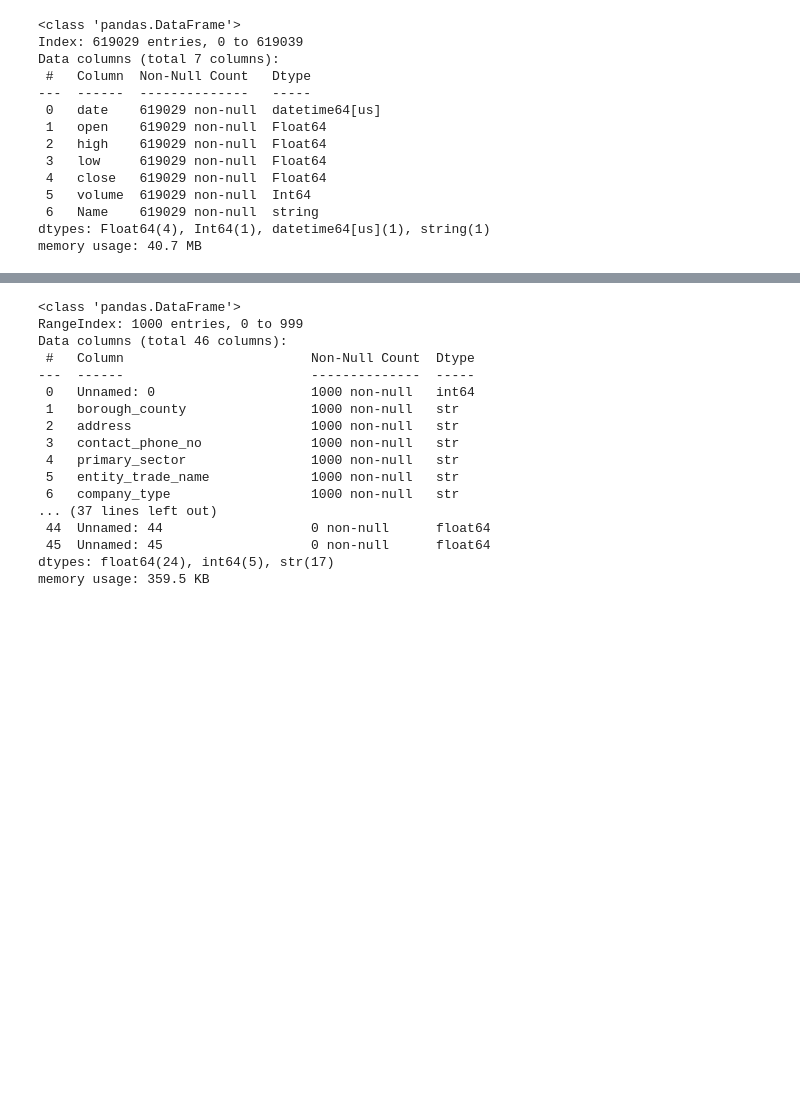
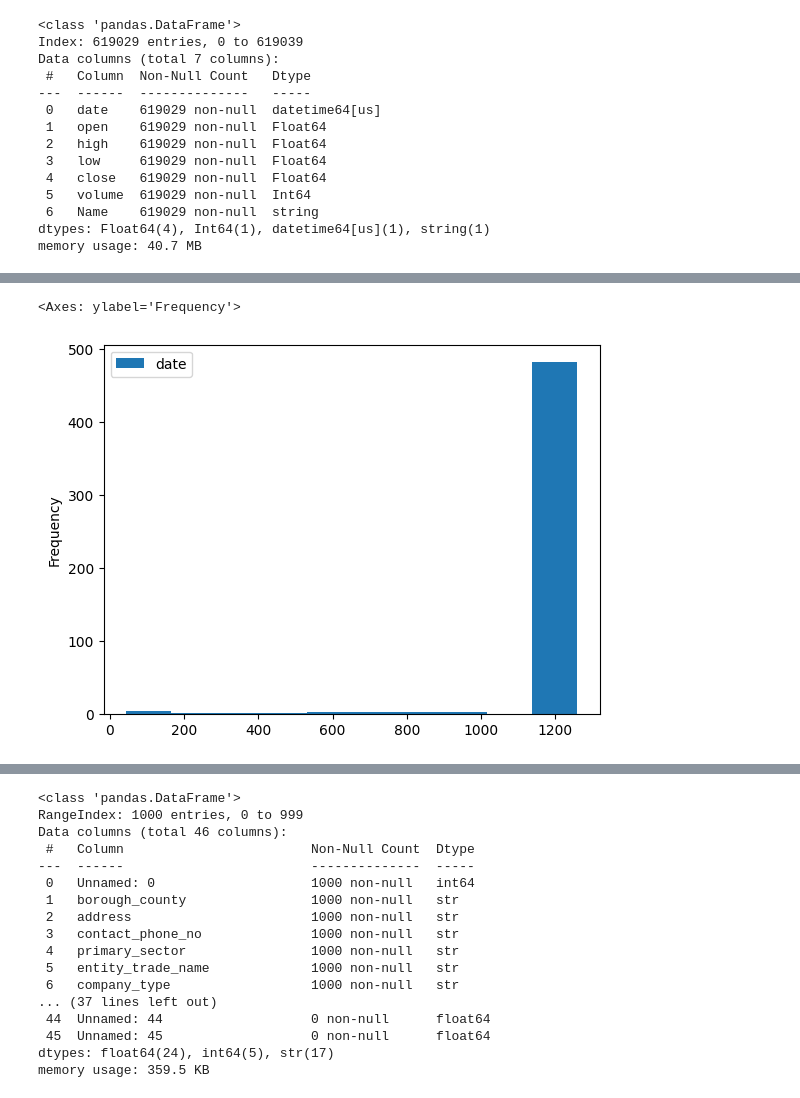
Before and after one commit to floatn/QML-for-finance, a Jupyter notebook: qml_code.ipynb, the cells around one changed output, grey strips where cells are left out. Drawn from its saved outputs; the diff is of its cells as text; code cells hidden in the pictures; blank space fills up the shorter version.

```diff
--- a/qml_code.ipynb
+++ b/qml_code.ipynb
@@ -150,0 +147,6 @@ plt.axvline(x=100, color='green', linestyle='--')
+# %%
+# Давайте узнаем как много организаций не имеют данных на полный период времени
+pf_df[['date', 'Name']].groupby(['Name']).count().plot.hist()
+# %% [output]
+<Axes: ylabel='Frequency'>
+[figure, added]
```
Also changed, not shown: parts of 18 cells of this notebook.
